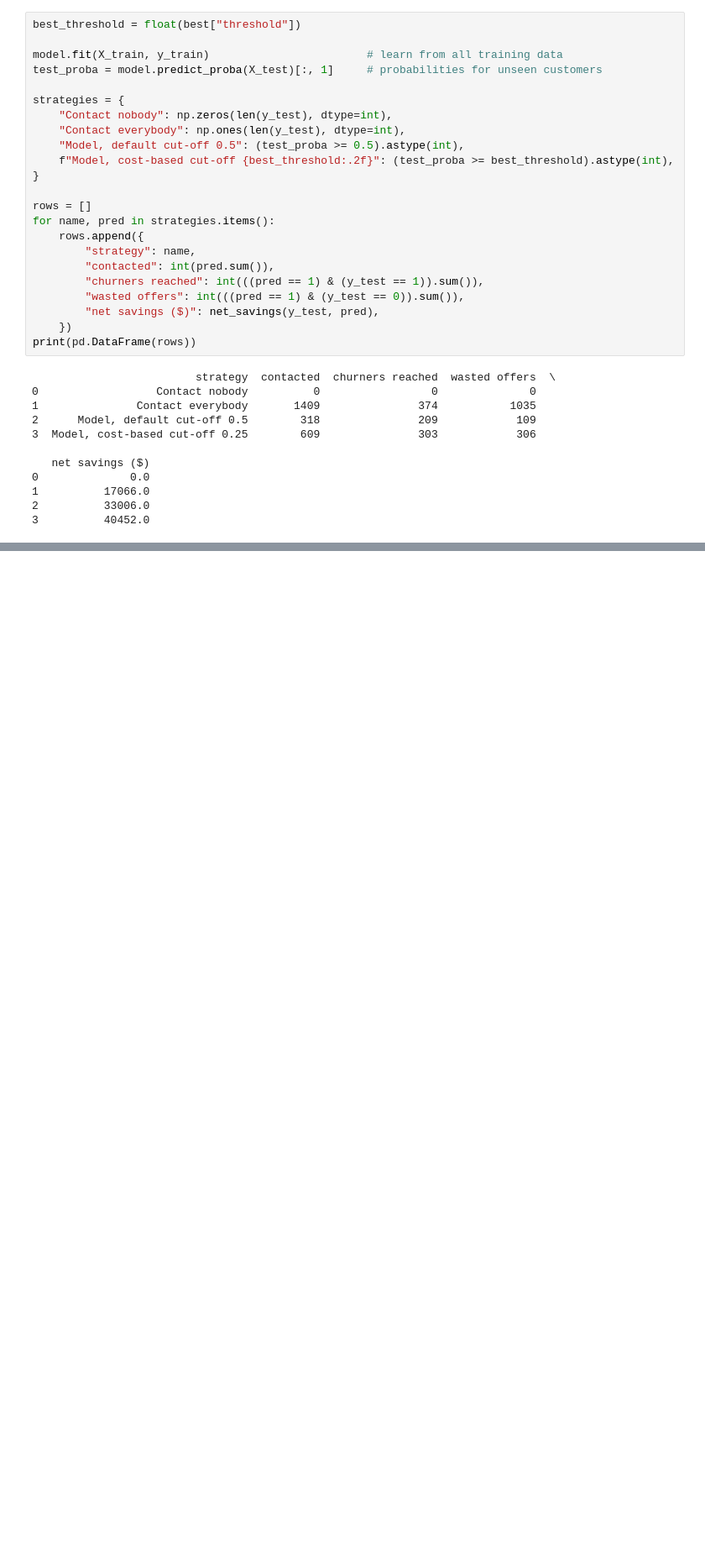
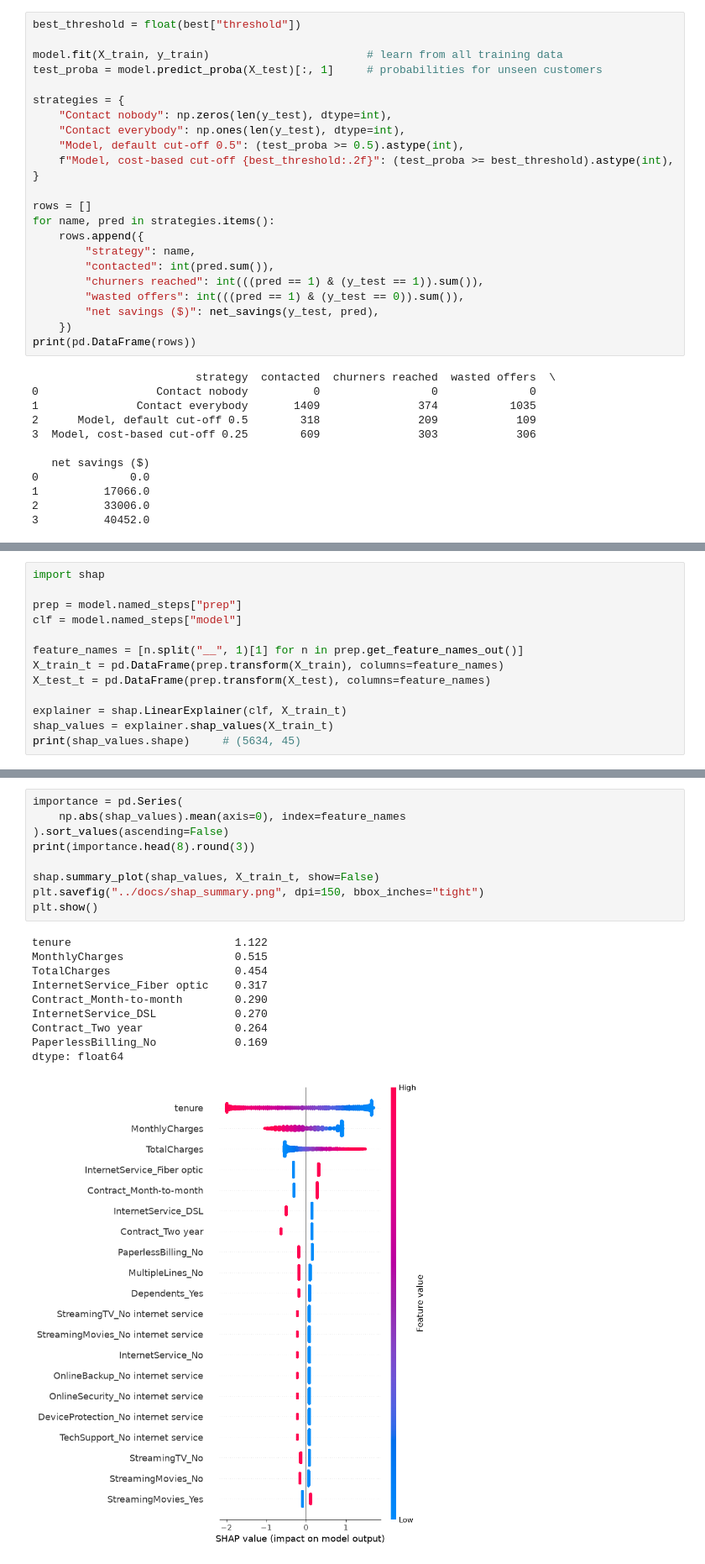
Before and after one commit to joenzau41-png/telco-churn-cost-based, a Jupyter notebook: notebooks/04_evaluation.ipynb, the cells around one changed output, grey strips where cells are left out. Shown at 84% size. Drawn from its saved outputs; the diff is of its cells as text; blank space fills up the shorter version.

Commit message:
Add SHAP explanations and model training script

```diff
--- a/notebooks/04_evaluation.ipynb
+++ b/notebooks/04_evaluation.ipynb
@@ -86,0 +92,13 @@ print(pd.DataFrame(rows))
+# %%
+import shap
+
+prep = model.named_steps["prep"]
+clf = model.named_steps["model"]
+
+feature_names = [n.split("__", 1)[1] for n in prep.get_feature_names_out()]
+X_train_t = pd.DataFrame(prep.transform(X_train), columns=feature_names)
+X_test_t = pd.DataFrame(prep.transform(X_test), columns=feature_names)
+
+explainer = shap.LinearExplainer(clf, X_train_t)
+shap_values = explainer.shap_values(X_train_t)
+print(shap_values.shape)     # (5634, 45)
@@ -86,0 +108,20 @@ print(pd.DataFrame(rows))
+# %%
+importance = pd.Series(
+    np.abs(shap_values).mean(axis=0), index=feature_names
+).sort_values(ascending=False)
+print(importance.head(8).round(3))
+
+shap.summary_plot(shap_values, X_train_t, show=False)
+plt.savefig("../docs/shap_summary.png", dpi=150, bbox_inches="tight")
+plt.show()
+# %% [output]
+tenure                         1.122
+MonthlyCharges                 0.515
+TotalCharges                   0.454
+InternetService_Fiber optic    0.317
+Contract_Month-to-month        0.290
+InternetService_DSL            0.270
+Contract_Two year              0.264
+PaperlessBilling_No            0.169
+dtype: float64
+[figure, added]
```
Also changed, not shown: parts of 5 cells of this notebook, 3 other files.
